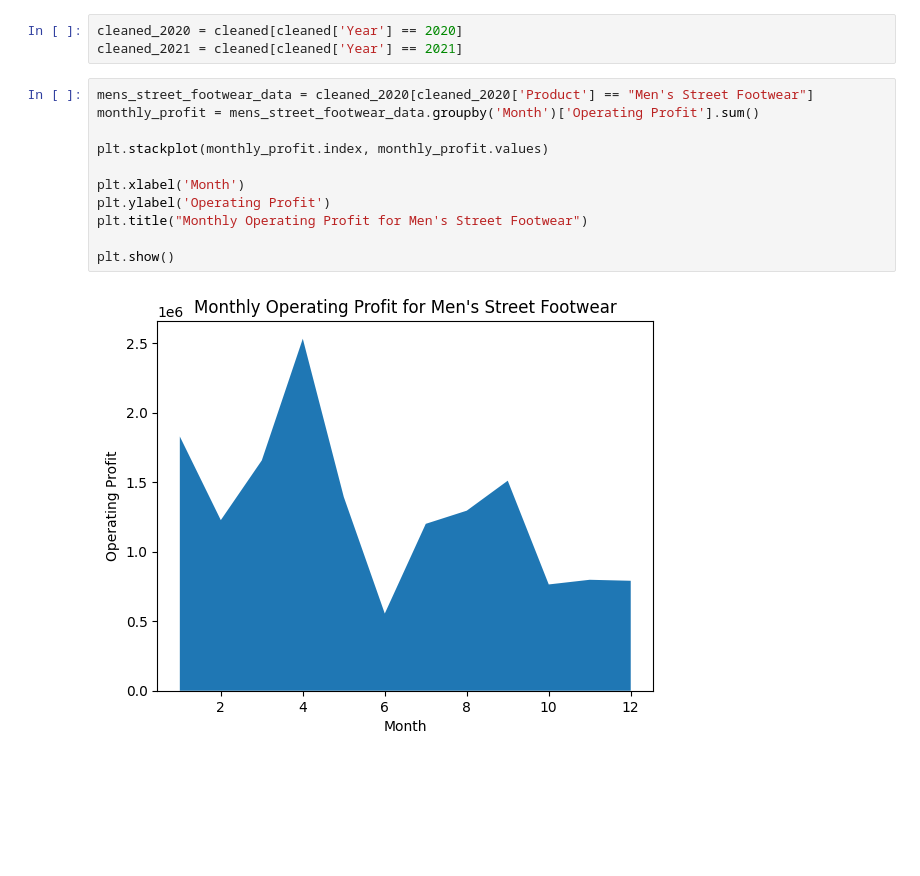
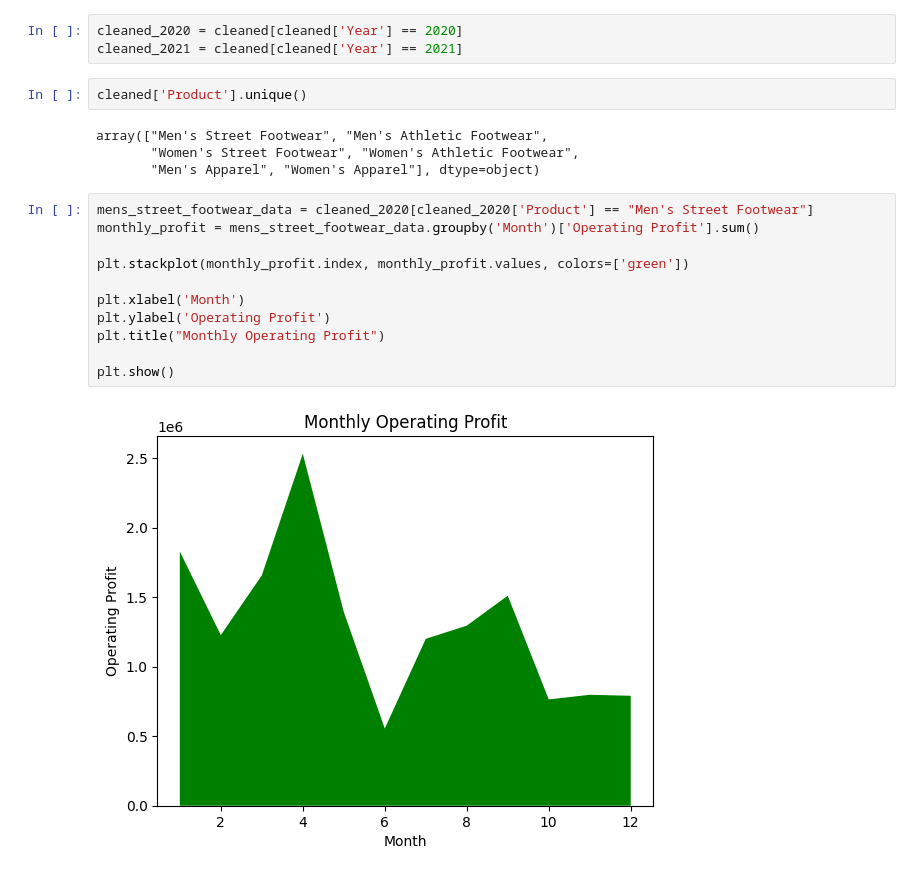
Before and after one commit to junyuelin/sales_dashboard, a Jupyter notebook: data_analysis.ipynb, the cells around one changed output. Cells and saved outputs as stored; diff of their text form; blank space fills up the shorter version.

Commit message:
EDA and cleaned.csv

```diff
--- a/data_analysis.ipynb
+++ b/data_analysis.ipynb
@@ -68,16 +69,22 @@ memory usage: 1.0+ MB
 # %%
 cleaned_2020 = cleaned[cleaned['Year'] == 2020]
 cleaned_2021 = cleaned[cleaned['Year'] == 2021]
+# %%
+cleaned['Product'].unique()
+# %% [output]
+array(["Men's Street Footwear", "Men's Athletic Footwear",
+       "Women's Street Footwear", "Women's Athletic Footwear",
+       "Men's Apparel", "Women's Apparel"], dtype=object)
 # %%
 mens_street_footwear_data = cleaned_2020[cleaned_2020['Product'] == "Men's Street Footwear"]
 monthly_profit = mens_street_footwear_data.groupby('Month')['Operating Profit'].sum()
 
-plt.stackplot(monthly_profit.index, monthly_profit.values)
+plt.stackplot(monthly_profit.index, monthly_profit.values, colors=['green'])
 
 plt.xlabel('Month')
 plt.ylabel('Operating Profit')
-plt.title("Monthly Operating Profit for Men's Street Footwear")
+plt.title("Monthly Operating Profit")
 
 plt.show()
 # %% [output]
-[figure, old version]
+[figure, new version]
```
Also changed, not shown: parts of 4 cells of this notebook, 2 other files.
